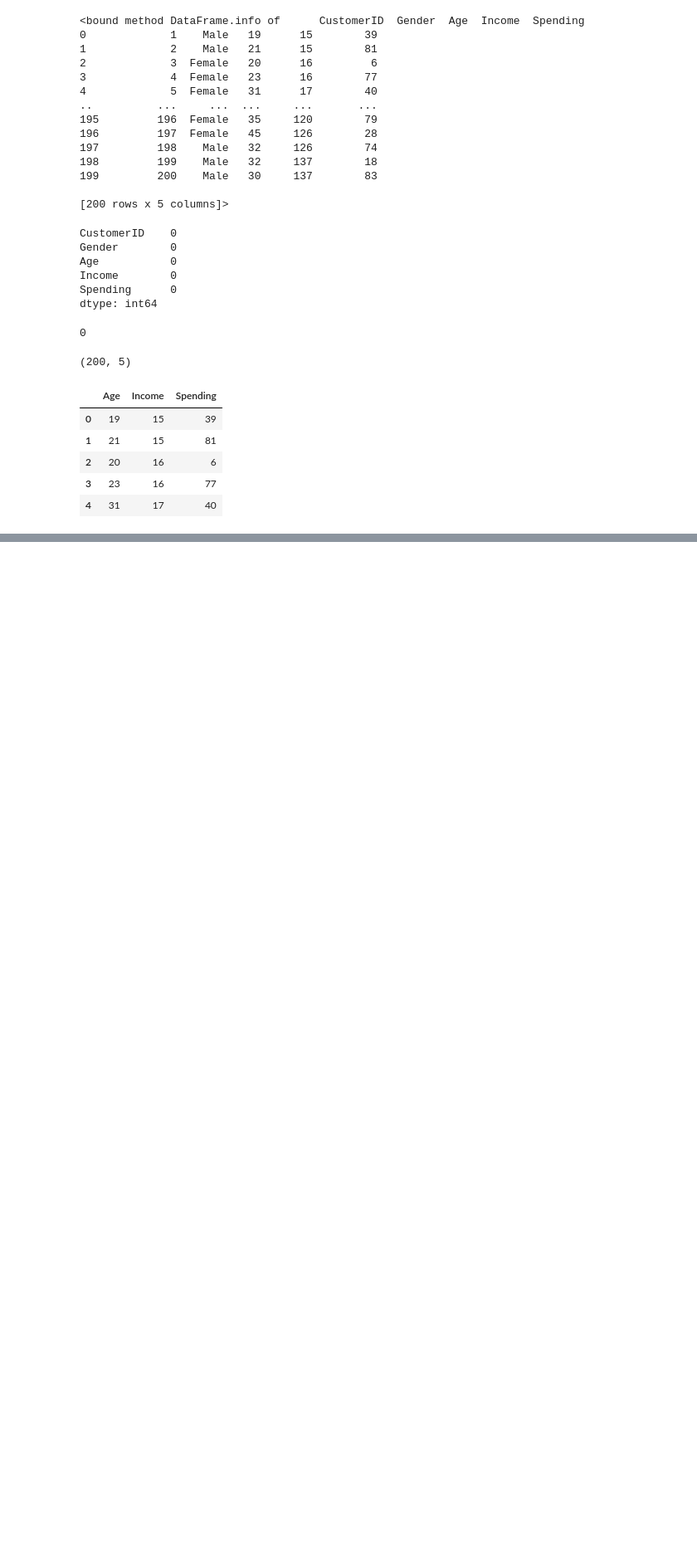
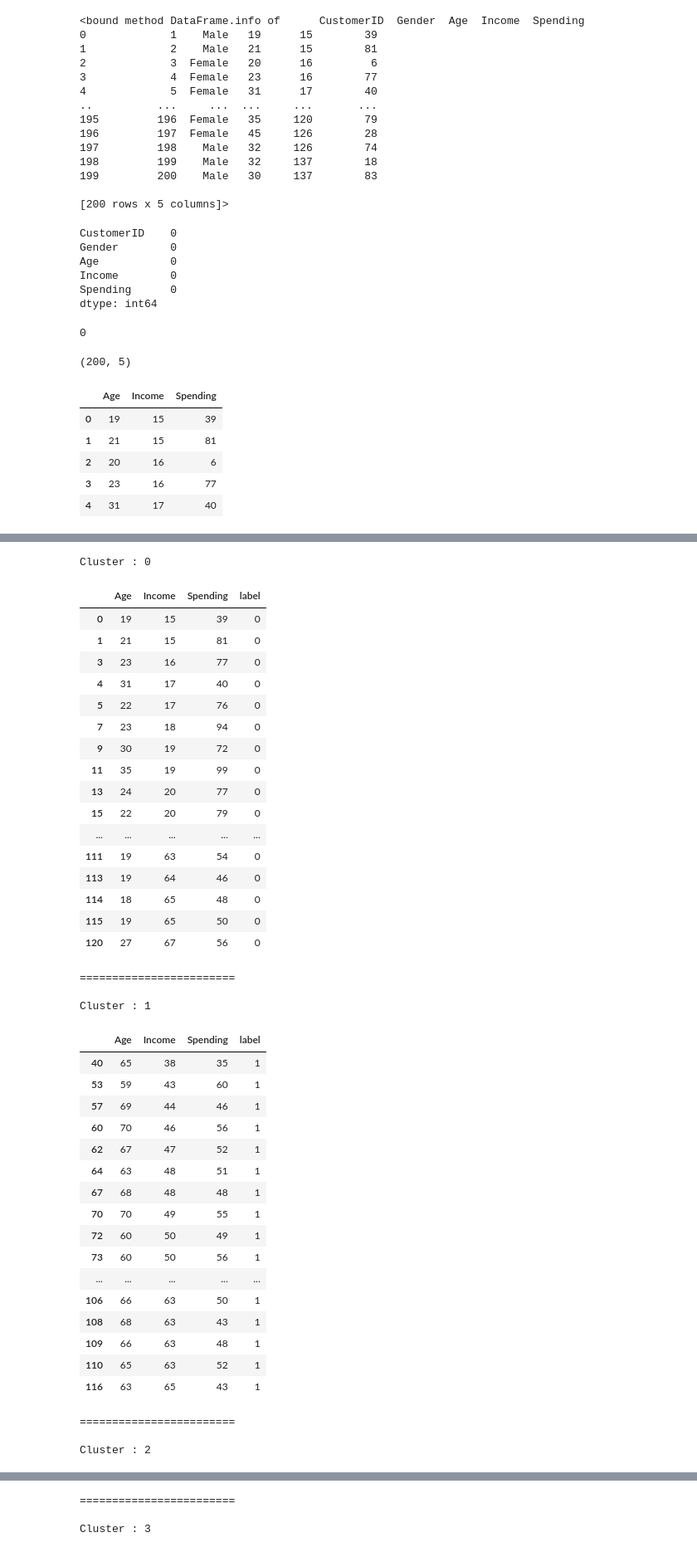
Before and after one commit to payalaggarwal177/ML_7May, a Jupyter notebook: clustering/clustering.ipynb, the cells around one changed output, grey strips where cells are left out. Shown at 83% size. Saved outputs shown, nothing was run; the diff lists cells and outputs as text; code cells hidden in the pictures; blank space fills up the shorter version.

```diff
--- a/clustering/clustering.ipynb
+++ b/clustering/clustering.ipynb
@@ -88,0 +192,47 @@ import plotly.express as ex
+# %%
+for i in range(6):
+    print(f'Cluster : {i}\n')
+    display(x.query(f'label =={i}'))
+    print('\n========================\n')
+# %% [output]
+Cluster : 0
+|  | Age | Income | Spending | label |
+| 0 | 19 | 15 | 39 | 0 |
+| 1 | 21 | 15 | 81 | 0 |
+| 3 | 23 | 16 | 77 | 0 |
+| 4 | 31 | 17 | 40 | 0 |
+| 5 | 22 | 17 | 76 | 0 |
+| 7 | 23 | 18 | 94 | 0 |
+| 9 | 30 | 19 | 72 | 0 |
+| 11 | 35 | 19 | 99 | 0 |
+| 13 | 24 | 20 | 77 | 0 |
+| 15 | 22 | 20 | 79 | 0 |
+| ... | ... | ... | ... | ... |
+| 111 | 19 | 63 | 54 | 0 |
+| 113 | 19 | 64 | 46 | 0 |
+| 114 | 18 | 65 | 48 | 0 |
+| 115 | 19 | 65 | 50 | 0 |
+| 120 | 27 | 67 | 56 | 0 |
+========================
+
+Cluster : 1
+|  | Age | Income | Spending | label |
+| 40 | 65 | 38 | 35 | 1 |
+| 53 | 59 | 43 | 60 | 1 |
+| 57 | 69 | 44 | 46 | 1 |
+| 60 | 70 | 46 | 56 | 1 |
+| 62 | 67 | 47 | 52 | 1 |
+| 64 | 63 | 48 | 51 | 1 |
+| 67 | 68 | 48 | 48 | 1 |
+| 70 | 70 | 49 | 55 | 1 |
+| 72 | 60 | 50 | 49 | 1 |
+| 73 | 60 | 50 | 56 | 1 |
+| ... | ... | ... | ... | ... |
+| 106 | 66 | 63 | 50 | 1 |
+| 108 | 68 | 63 | 43 | 1 |
+| 109 | 66 | 63 | 48 | 1 |
+| 110 | 65 | 63 | 52 | 1 |
+| 116 | 63 | 65 | 43 | 1 |
+========================
+
+Cluster : 2
@@ -88,0 +256,3 @@ import plotly.express as ex
+========================
+
+Cluster : 3
```
Also changed, not shown: parts of 20 cells of this notebook, 3 other files.
